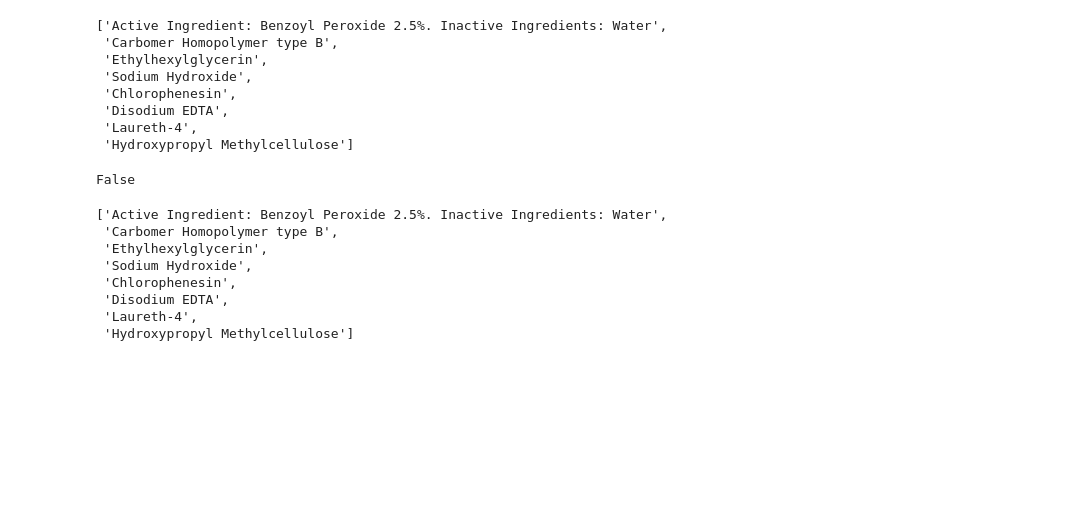
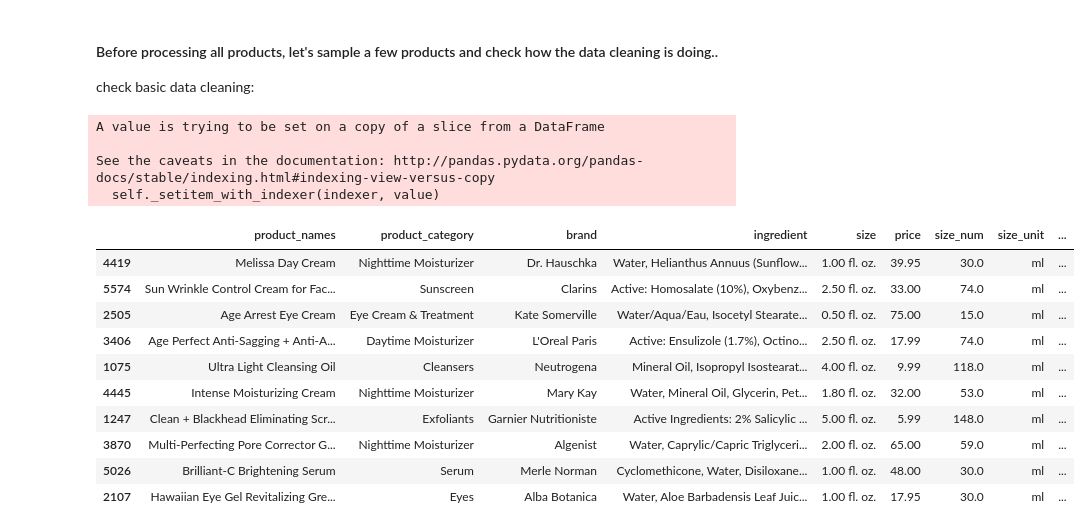
Before and after one commit to NoxMoon/inside_beauty, a Jupyter notebook: data_cleaning/data_cleaning.ipynb, the cells around one changed output. Drawn from its saved outputs; the diff is of its cells as text; code cells hidden in the pictures; blank space fills up the shorter version.

Commit message:
more data cleaning

```diff
--- a/data_cleaning/data_cleaning.ipynb
+++ b/data_cleaning/data_cleaning.ipynb
@@ -3,0 +18,7 @@ import re
+# %%
+cols = ['name','category','rating']
+ingredient_df = pd.read_csv('../web_scraper/ingredients.csv', usecols=cols, converters={"category": literal_eval})
+ingredient_df['name'] = ingredient_df['name'].str.strip()
+ingredient_df['rating_num'] = ingredient_df['rating'].map({'Poor':0, 'Average':1, 'Good':2, 'GOOD':2, 'Best':3})
+print("number of ingredient:",ingredient_df.shape[0])
+ingredient_df.head()
@@ -3,0 +83,4 @@ import re
+# %%
+ingredient_rating_dict = {name: row['rating_num'] for (idx, row) in ingredient_df.iterrows() for name in row['name'].split('/')}
+ingredient_category_dict = {name: row['category'] for (idx, row) in ingredient_df.iterrows() for name in row['name'].split('/')}
+lookup = look_up_ingredient(ingredient_rating_dict, ingredient_category_dict)
@@ -46,41 +279,26 @@ class product_df_cleaning:
-# %%
-sample = skin_care_df['ingredient'].apply(lambda x: [l.strip() for l in str(x).split(',')])[23]
-sample
-# %% [output]
-['Active Ingredient: Benzoyl Peroxide 2.5%. Inactive Ingredients: Water',
- 'Carbomer Homopolymer type B',
- 'Ethylhexylglycerin',
- 'Sodium Hydroxide',
- 'Chlorophenesin',
- 'Disodium EDTA',
- 'Laureth-4',
- 'Hydroxypropyl Methylcellulose']
-# %%
-def check_alphabetical(word_list, tol=2):
-    if(len(word_list)) <= tol:
-        return True
-    count = 0
-    for i in range(len(word_list) - 1):
-        if word_list[i] > word_list[i + 1]:
-            count += 1
-        if count > tol:
-            return False
-    return True
-
-check_alphabetical(sample)
-# %% [output]
-False
-# %%
-skin_care_df['ingredient_list'] = skin_care_df['ingredient'].apply(lambda x: [l.strip() for l in str(x).split(',')])
-skin_care_df['is_alphabatical'] = skin_care_df['ingredient_list'].apply(check_alphabetical)
-# %%
-skin_care_df['ingredient_list'][23]
-# %% [output]
-['Active Ingredient: Benzoyl Peroxide 2.5%. Inactive Ingredients: Water',
- 'Carbomer Homopolymer type B',
- 'Ethylhexylglycerin',
- 'Sodium Hydroxide',
- 'Chlorophenesin',
- 'Disodium EDTA',
- 'Laureth-4',
- 'Hydroxypropyl Methylcellulose']
+# %% [markdown]
+#### Before processing all products, let's sample a few products and check how the data cleaning is doing..
+
+check basic data cleaning:
+# %%
+sample = skin_care_df.sample(10)
+data_cleaner = product_df_cleaning(sample)
+data_cleaner.basic_clean()
+sample_cleaned = data_cleaner.get_df()
+sample_cleaned
+# %% [output]
+A value is trying to be set on a copy of a slice from a DataFrame
+
+See the caveats in the documentation: http://pandas.pydata.org/pandas-docs/stable/indexing.html#indexing-view-versus-copy
+  self._setitem_with_indexer(indexer, value)
+|  | product_names | product_category | brand | ingredient | size | price | size_num | size_unit | ... |
+| 4419 | Melissa Day Cream | Nighttime Moisturizer | Dr. Hauschka | Water, Helianthus Annuus (Sunflow... | 1.00 fl. oz. | 39.95 | 30.0 | ml | ... |
+| 5574 | Sun Wrinkle Control Cream for Fac... | Sunscreen | Clarins | Active: Homosalate (10%), Oxybenz... | 2.50 fl. oz. | 33.00 | 74.0 | ml | ... |
+| 2505 | Age Arrest Eye Cream | Eye Cream & Treatment | Kate Somerville | Water/Aqua/Eau, Isocetyl Stearate... | 0.50 fl. oz. | 75.00 | 15.0 | ml | ... |
+| 3406 | Age Perfect Anti-Sagging + Anti-A... | Daytime Moisturizer | L'Oreal Paris | Active: Ensulizole (1.7%), Octino... | 2.50 fl. oz. | 17.99 | 74.0 | ml | ... |
+| 1075 | Ultra Light Cleansing Oil | Cleansers | Neutrogena | Mineral Oil, Isopropyl Isostearat... | 4.00 fl. oz. | 9.99 | 118.0 | ml | ... |
+| 4445 | Intense Moisturizing Cream | Nighttime Moisturizer | Mary Kay | Water, Mineral Oil, Glycerin, Pet... | 1.80 fl. oz. | 32.00 | 53.0 | ml | ... |
+| 1247 | Clean + Blackhead Eliminating Scr... | Exfoliants | Garnier Nutritioniste | Active Ingredients: 2% Salicylic ... | 5.00 fl. oz. | 5.99 | 148.0 | ml | ... |
+| 3870 | Multi-Perfecting Pore Corrector G... | Nighttime Moisturizer | Algenist | Water, Caprylic/Capric Triglyceri... | 2.00 fl. oz. | 65.00 | 59.0 | ml | ... |
+| 5026 | Brilliant-C Brightening Serum | Serum | Merle Norman | Cyclomethicone, Water, Disiloxane... | 1.00 fl. oz. | 48.00 | 30.0 | ml | ... |
+| 2107 | Hawaiian Eye Gel Revitalizing Gre... | Eyes | Alba Botanica | Water, Aloe Barbadensis Leaf Juic... | 1.00 fl. oz. | 17.95 | 30.0 | ml | ... |
```
Also changed, not shown: parts of 22 cells of this notebook, 1 other file.
